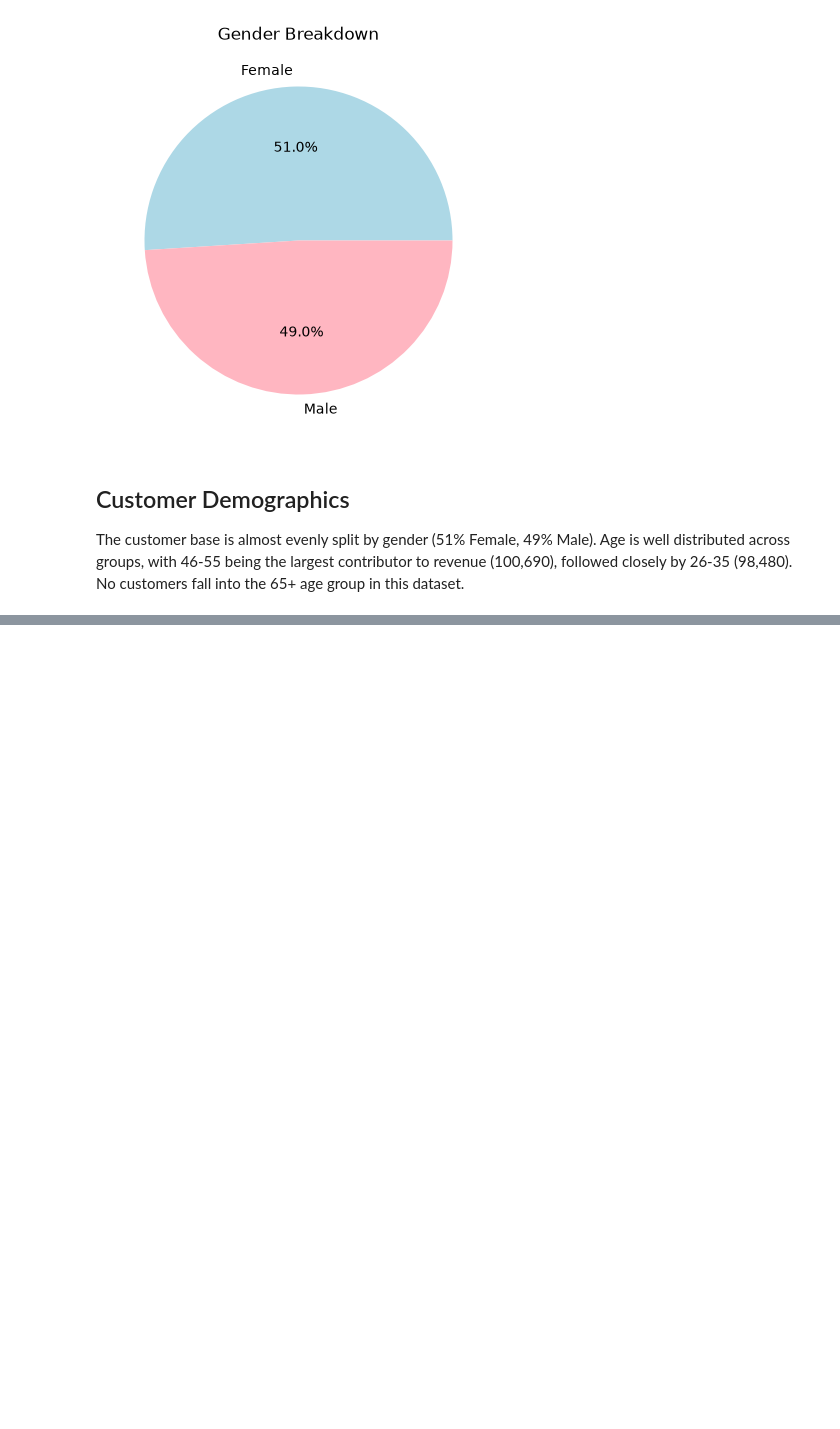
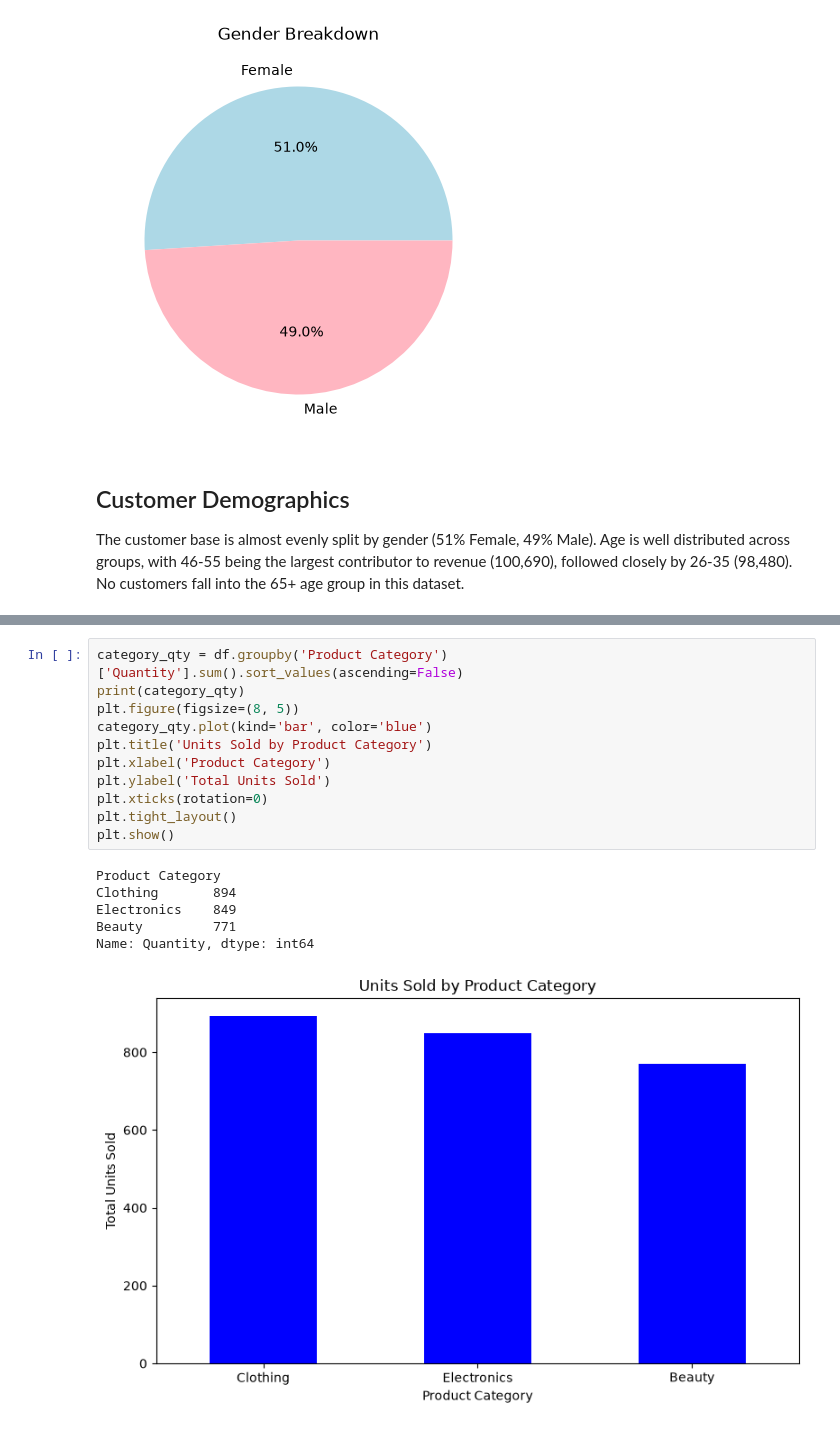
Before and after one commit to marselvna/OIBSIP, a Jupyter notebook: DataAnalytics-L1-EDARetailSales/retail_sales_eda.ipynb, the cells around one changed output, grey strips where cells are left out. Cells and saved outputs as stored; diff of their text form; blank space fills up the shorter version.

```diff
--- a/DataAnalytics-L1-EDARetailSales/retail_sales_eda.ipynb
+++ b/DataAnalytics-L1-EDARetailSales/retail_sales_eda.ipynb
@@ -235,0 +258,18 @@ largest contributor to revenue (100,690), followed closely by 26-35
+# %%
+category_qty = df.groupby('Product Category')['Quantity'].sum().sort_values(ascending=False)
+print(category_qty)
+plt.figure(figsize=(8, 5))
+category_qty.plot(kind='bar', color='blue')
+plt.title('Units Sold by Product Category')
+plt.xlabel('Product Category')
+plt.ylabel('Total Units Sold')
+plt.xticks(rotation=0)
+plt.tight_layout()
+plt.show()
+# %% [output]
+Product Category
+Clothing       894
+Electronics    849
+Beauty         771
+Name: Quantity, dtype: int64
+[figure, added]
```
Also changed, not shown: parts of 3 cells of this notebook.
